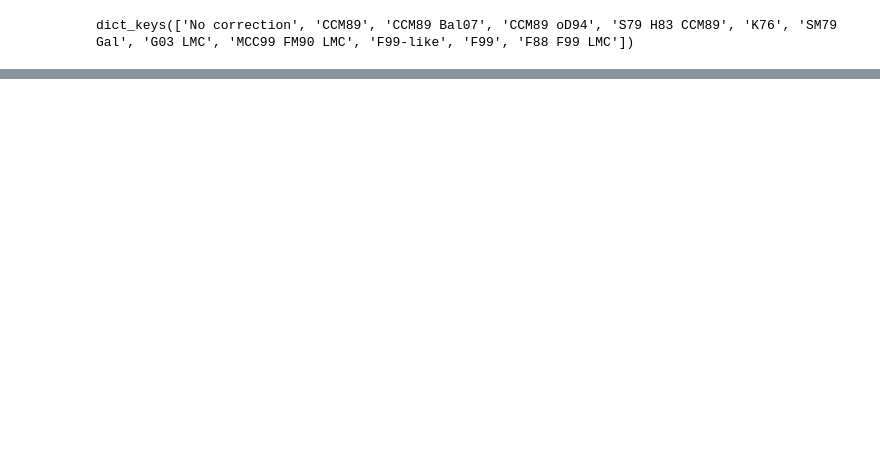
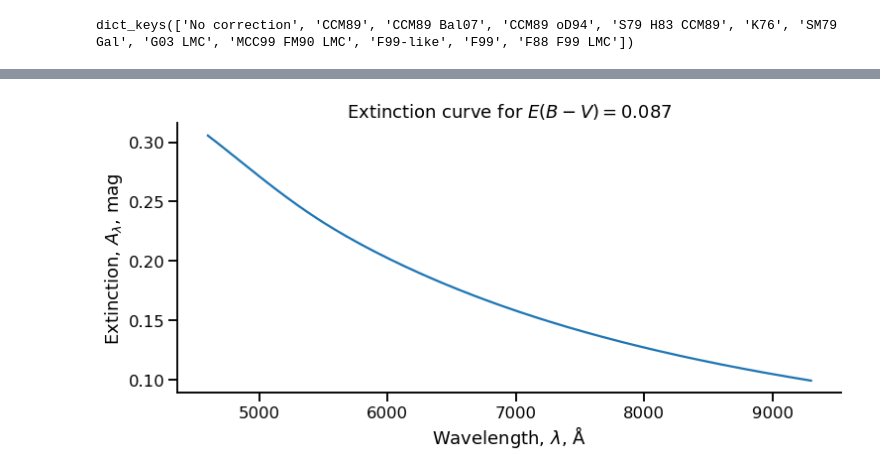
Before and after one commit to will-henney/muse-hii-regions, a Jupyter notebook: notebooks/01-01-more-line-ratios.ipynb, the cells around one changed output, grey strips where cells are left out. Drawn from its saved outputs; the diff is of its cells as text; code cells hidden in the pictures; blank space fills up the shorter version.

```diff
--- a/notebooks/01-01-more-line-ratios.ipynb
+++ b/notebooks/01-01-more-line-ratios.ipynb
@@ -155,0 +216,22 @@ dict_keys(['No correction', 'CCM89', 'CCM89 Bal07', 'CCM89 oD94', 'S79 H83 CCM89
+# %%
+def A_lam(wave):
+    return 4861.32/wave
+
+def my_X(wave, params=[]):
+    """A_lam / E(B - V) ~ lam^-1"""
+    return A_lam(wave) / (A_lam(4400) - A_lam(5500))
+
+rc = pn.RedCorr()
+rc.UserFunction = my_X
+rc.R_V = 2.74
+rc.FitzParams = [-4.96, 2.26, 0.39, 0.6, 4.6, 1.0]
+f, ax = plt.subplots(figsize=(10,10))
+rc.plot(laws = ["user", "F99", "CCM89"], ax=ax)
+
+ax.set(
+    xlim=[4000, 9300],
+    ylim=[-2.5, 1.0],
+#    xlim=[4000, 7000],
+#    ylim=[-1, 1],
+
+)
@@ -155,0 +243,5 @@ dict_keys(['No correction', 'CCM89', 'CCM89 Bal07', 'CCM89 oD94', 'S79 H83 CCM89
+# %%
+rc = pn.RedCorr()
+rc.R_V = 2.74
+rc.FitzParams = [-4.96, 2.26, 0.39, 0.6, 4.6, 1.0]
+rc.law = "F99"
@@ -155,0 +307,15 @@ dict_keys(['No correction', 'CCM89', 'CCM89 Bal07', 'CCM89 oD94', 'S79 H83 CCM89
+# %%
+rc.E_BV = 0.087
+wavs = np.arange(4600, 9300)
+Alam = rc.E_BV*rc.X(wavs)
+
+fig, ax = plt.subplots(figsize=(12, 5))
+ax.plot(wavs, Alam)
+ax.set(
+    xlabel="Wavelength, $\lambda$, Å",
+    ylabel="Extinction, $A_\lambda$, mag",
+    title=f"Extinction curve for $E(B - V) = {rc.E_BV:.3f}$",
+)
+sns.despine();
+# %% [output]
+[figure, added]
```
Also changed, not shown: parts of 29 cells of this notebook, 7 other files.
